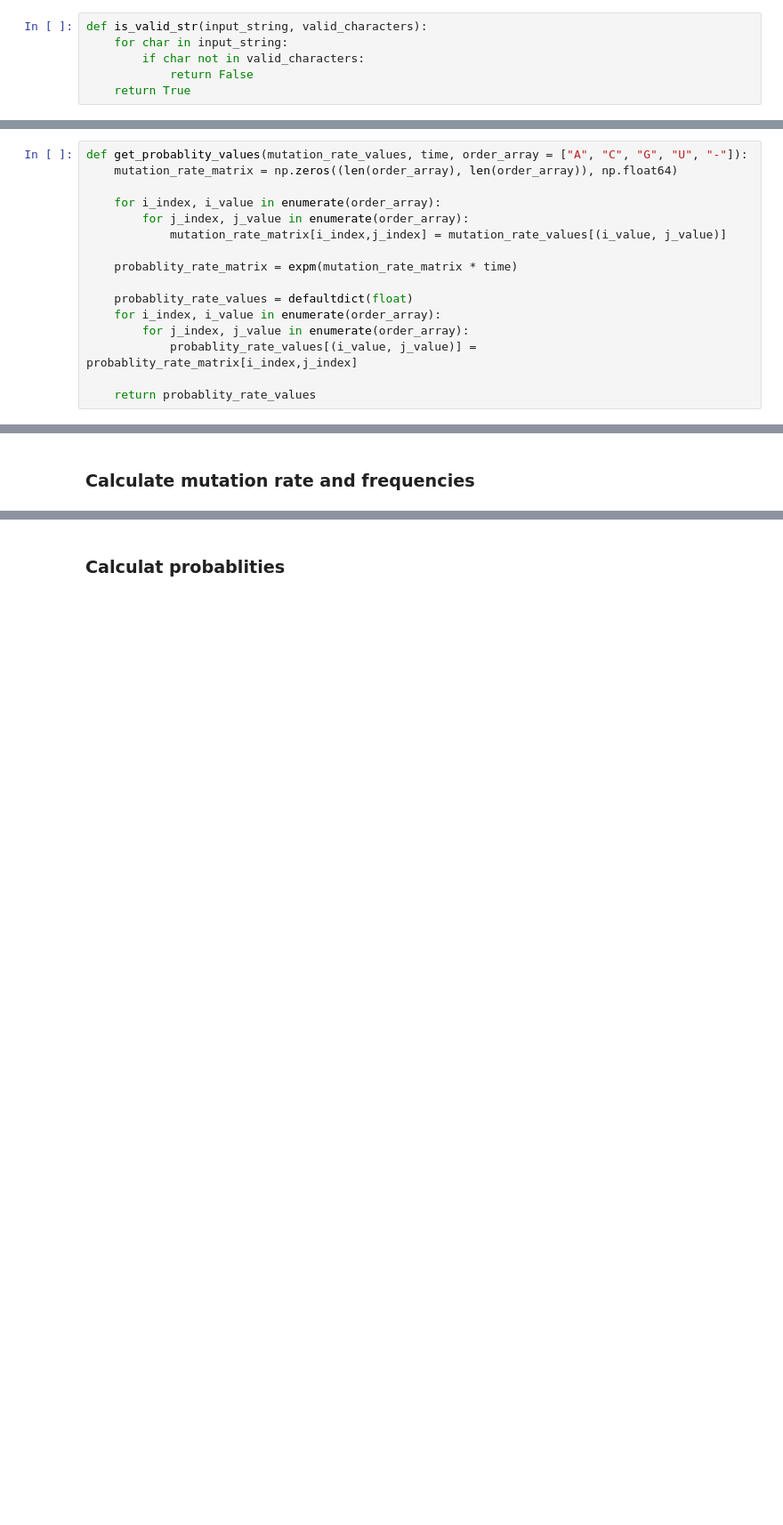
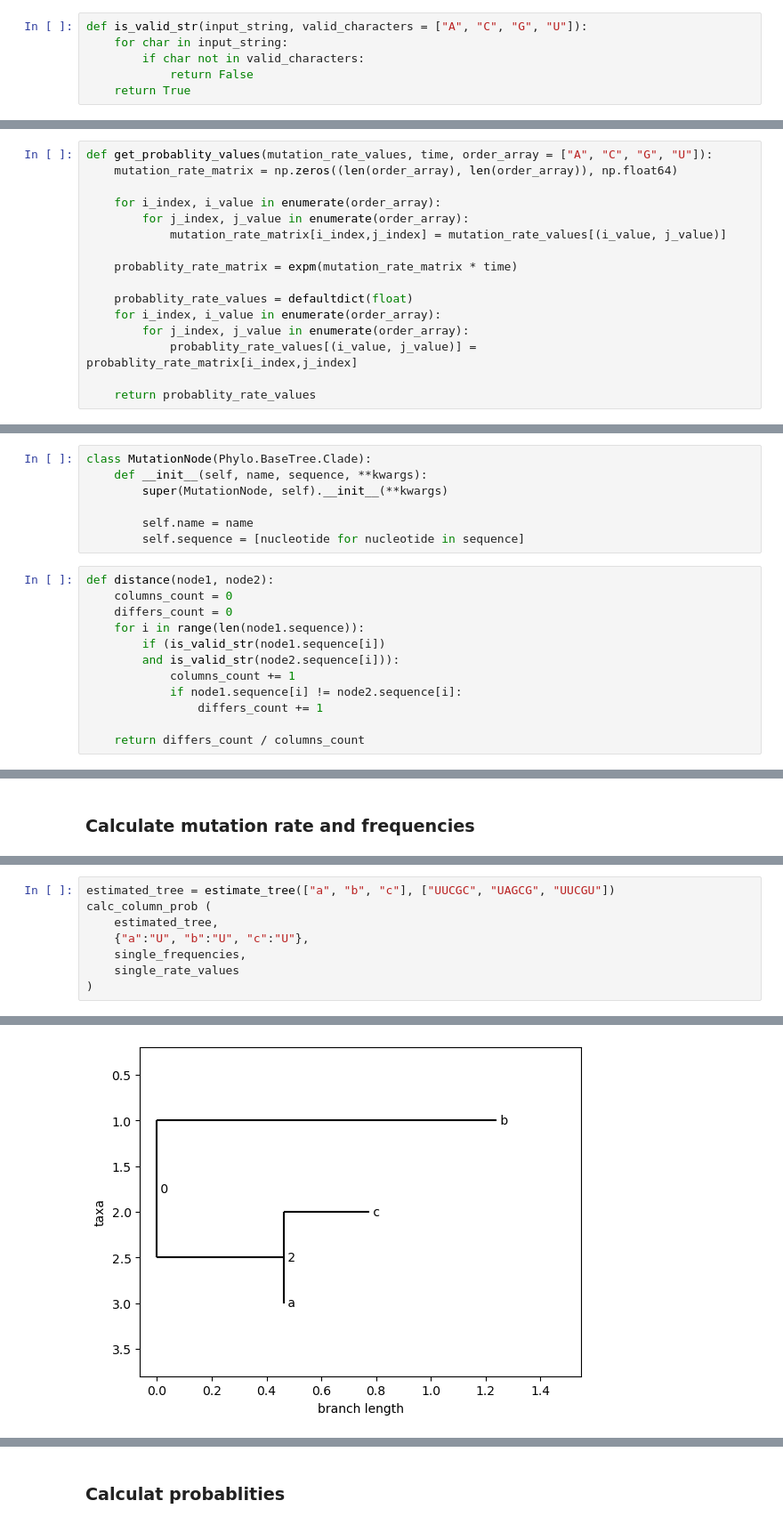
Before and after one commit to Mr-Ahmadi/RNA-Secondary-Structure-Prediction, a Jupyter notebook: notebook/model.ipynb, the cells around one changed output, grey strips where cells are left out. Shown: that part at 89% size. Cells and saved outputs as stored; diff of their text form; blank space fills up the shorter version.

Commit message:
Add nj tree for more accuracy

```diff
--- a/notebook/model.ipynb
+++ b/notebook/model.ipynb
@@ -84,7 +90,7 @@ def simplify_struct(structure: str, filename=""):
 # %% [markdown]
 ### Validate Sequence String
 # %%
-def is_valid_str(input_string, valid_characters):
+def is_valid_str(input_string, valid_characters = ["A", "C", "G", "U"]):
     for char in input_string:
         if char not in valid_characters:
             return False
@@ -287,7 +298,7 @@ def calc_rate_values(
 
 $$P = e^{Qt}$$
 # %%
-def get_probablity_values(mutation_rate_values, time, order_array = ["A", "C", "G", "U", "-"]):
+def get_probablity_values(mutation_rate_values, time, order_array = ["A", "C", "G", "U"]):
     mutation_rate_matrix = np.zeros((len(order_array), len(order_array)), np.float64)
 
     for i_index, i_value in enumerate(order_array):
@@ -351,0 +318,19 @@ def get_subtree(graph, leavs_name):
+# %%
+class MutationNode(Phylo.BaseTree.Clade):
+    def __init__(self, name, sequence, **kwargs):
+        super(MutationNode, self).__init__(**kwargs)
+
+        self.name = name
+        self.sequence = [nucleotide for nucleotide in sequence]
+# %%
+def distance(node1, node2):
+    columns_count = 0
+    differs_count = 0
+    for i in range(len(node1.sequence)):
+        if (is_valid_str(node1.sequence[i])
+        and is_valid_str(node2.sequence[i])):
+            columns_count += 1
+            if node1.sequence[i] != node2.sequence[i]:
+                differs_count += 1
+
+    return differs_count / columns_count
@@ -652,0 +721,9 @@ simplified = simplify_struct(structure, "files\\RF03000")
+# %%
+estimated_tree = estimate_tree(["a", "b", "c"], ["UUCGC", "UAGCG", "UUCGU"])
+calc_column_prob (
+    estimated_tree,
+    {"a":"U", "b":"U", "c":"U"},
+    single_frequencies,
+    single_rate_values
+)
+# %% [output]
@@ -652,0 +747 @@ simplified = simplify_struct(structure, "files\\RF03000")
+[figure, added]
```
Also changed, not shown: parts of 23 cells of this notebook, 19 other files.
